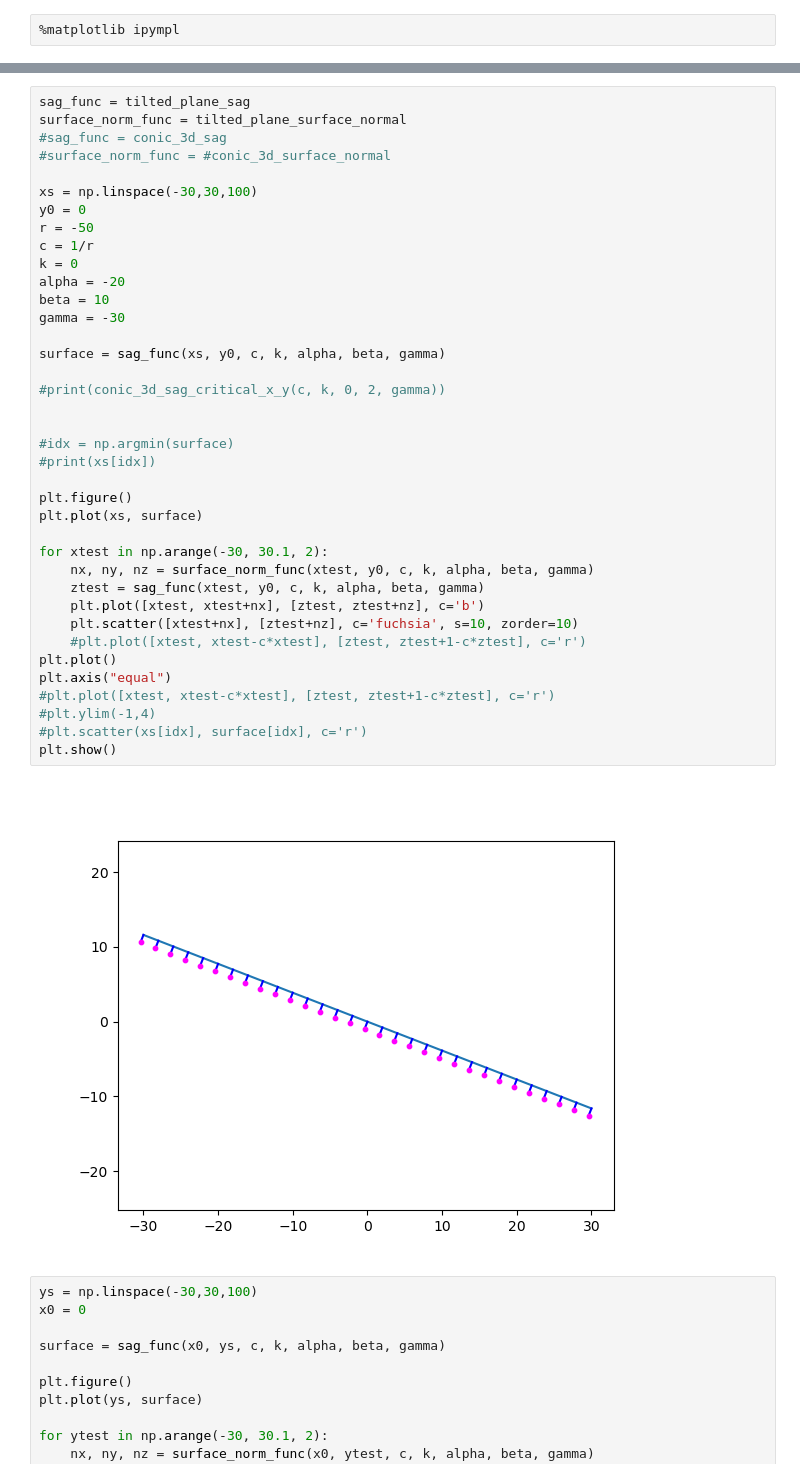
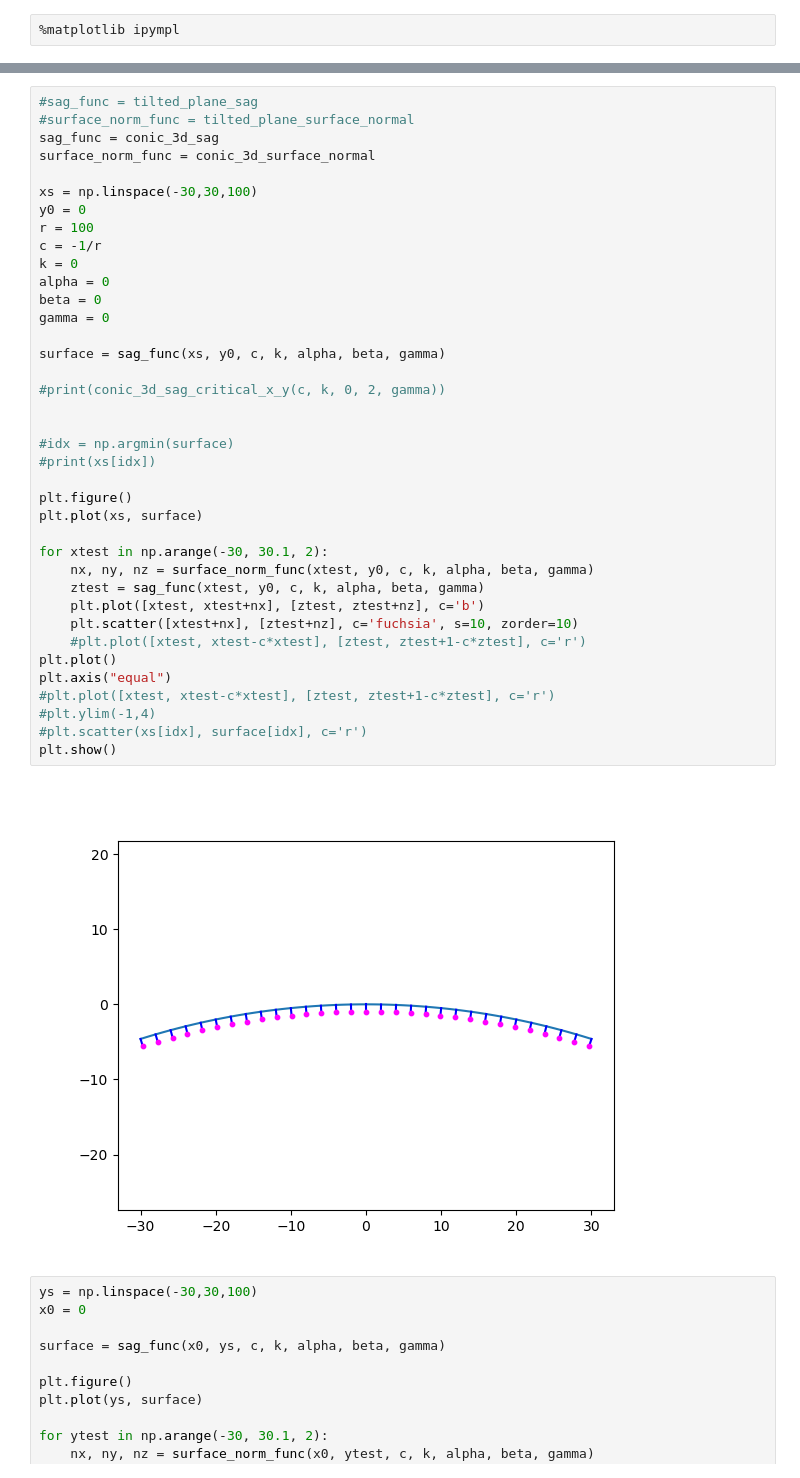
Before and after one commit to ellenle3/ifugen, a Jupyter notebook: python/surface_generator.ipynb, the cells around one changed output, grey strips where cells are left out. Drawn from its saved outputs; the diff is of its cells as text.

```diff
--- a/surface_generator.ipynb
+++ b/python/surface_generator.ipynb
@@ -310,43 +419,43 @@ numerical soln:0.1717171717171717
 # %%
-sag_func = tilted_plane_sag
-surface_norm_func = tilted_plane_surface_normal
-#sag_func = conic_3d_sag
-#surface_norm_func = #conic_3d_surface_normal
+#sag_func = tilted_plane_sag
+#surface_norm_func = tilted_plane_surface_normal
+sag_func = conic_3d_sag
+surface_norm_func = conic_3d_surface_normal
 
 xs = np.linspace(-30,30,100)
 y0 = 0
-r = -50
-c = 1/r
+r = 100
+c = -1/r
 k = 0
-alpha = -20
-beta = 10
-gamma = -30
+alpha = 0
+beta = 0
+gamma = 0
 
 surface = sag_func(xs, y0, c, k, alpha, beta, gamma)
 
 #print(conic_3d_sag_critical_x_y(c, k, 0, 2, gamma))
 
 
 #idx = np.argmin(surface)
 #print(xs[idx])
 
 plt.figure()
 plt.plot(xs, surface)
 
 for xtest in np.arange(-30, 30.1, 2):
     nx, ny, nz = surface_norm_func(xtest, y0, c, k, alpha, beta, gamma)
     ztest = sag_func(xtest, y0, c, k, alpha, beta, gamma)
     plt.plot([xtest, xtest+nx], [ztest, ztest+nz], c='b')
     plt.scatter([xtest+nx], [ztest+nz], c='fuchsia', s=10, zorder=10)
     #plt.plot([xtest, xtest-c*xtest], [ztest, ztest+1-c*ztest], c='r')
 plt.plot()
 plt.axis("equal")
 #plt.plot([xtest, xtest-c*xtest], [ztest, ztest+1-c*ztest], c='r')
 #plt.ylim(-1,4)
 #plt.scatter(xs[idx], surface[idx], c='r')
 plt.show()
 # %% [output]
-[figure, old version]
+[figure, new version]
 # %%
 ys = np.linspace(-30,30,100)
 x0 = 0
```
Also changed, not shown: parts of 5 cells of this notebook, 2 other files.
